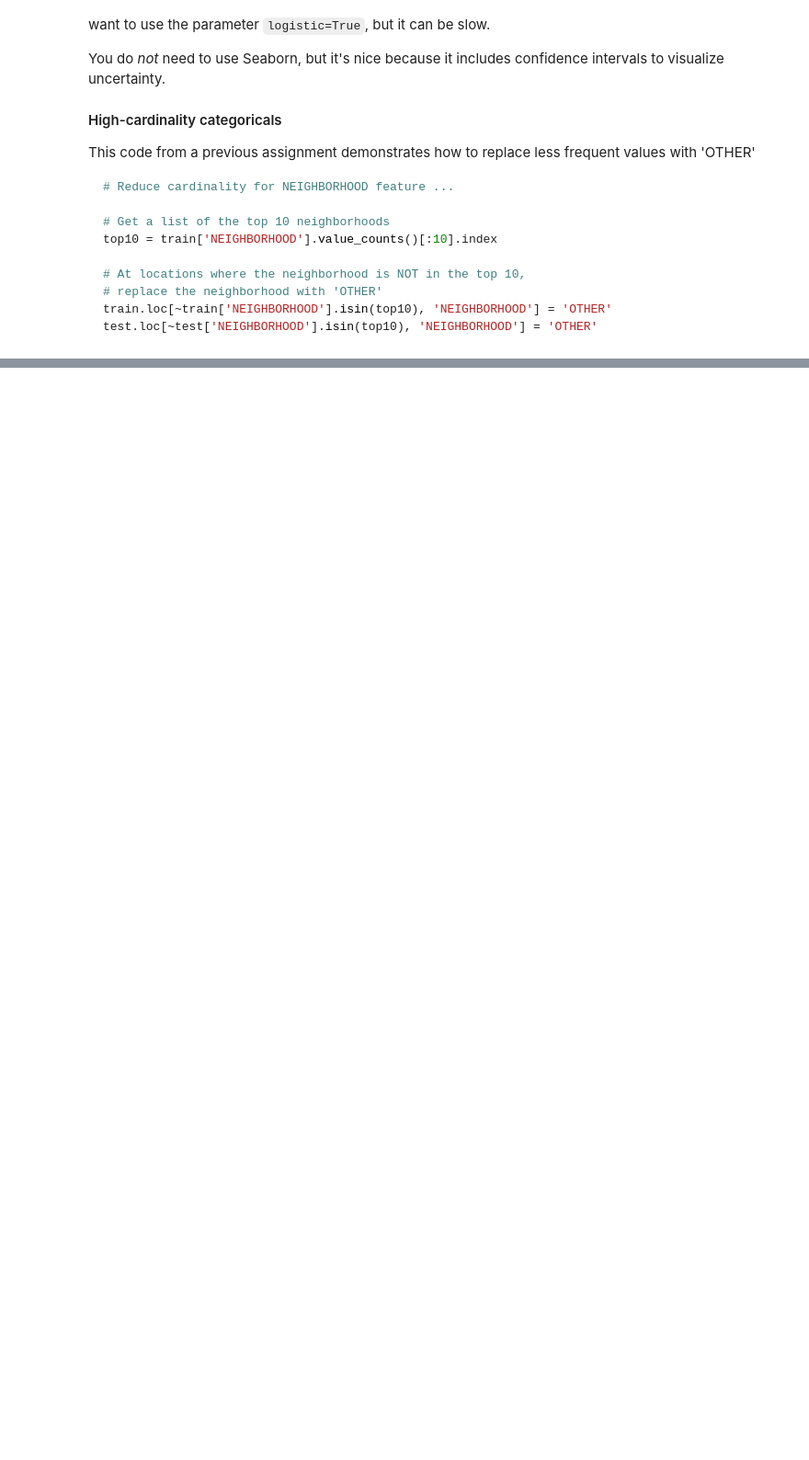
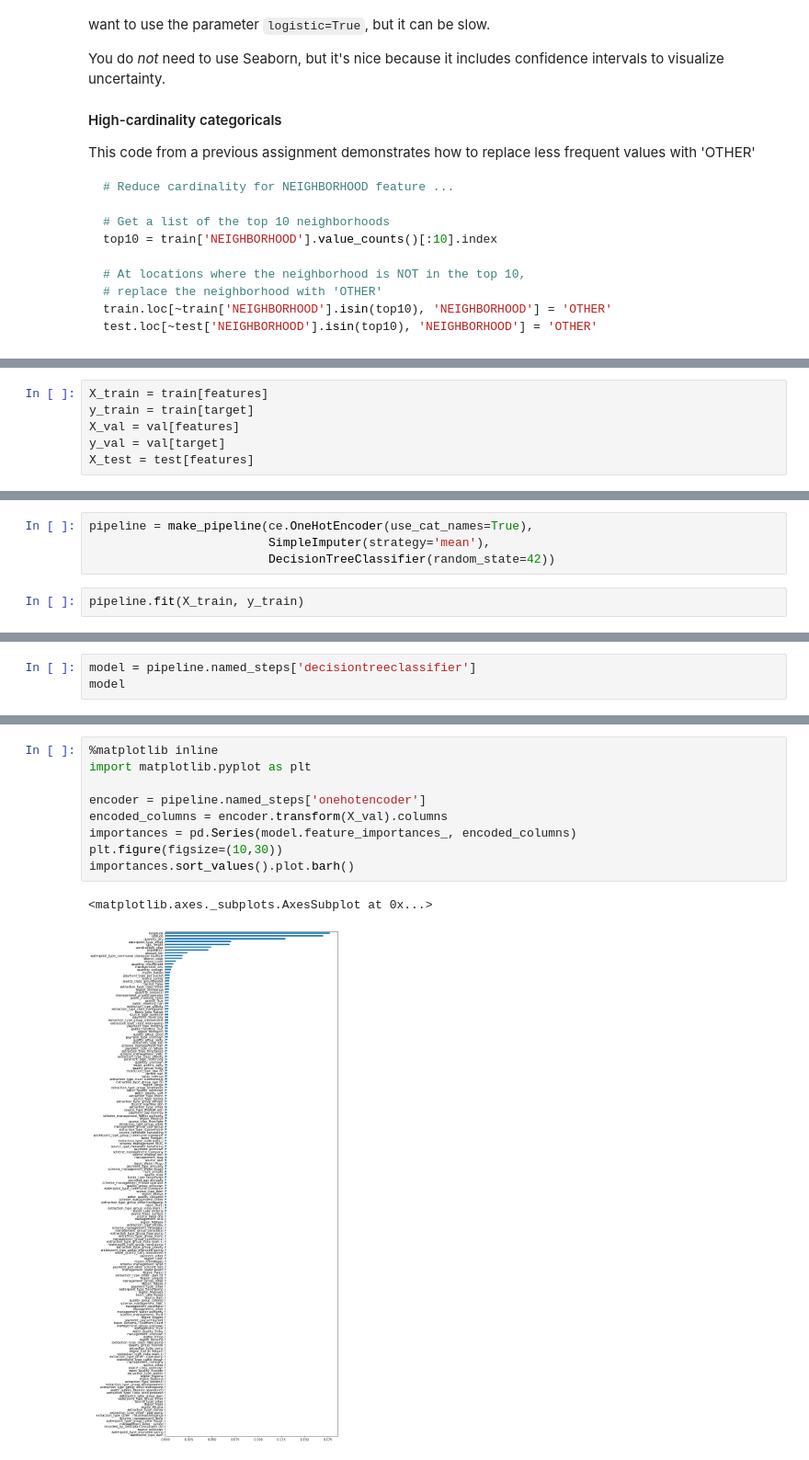
Before and after one commit to urenajose/DS-Unit-2-Kaggle-Challenge, a Jupyter notebook: Jose_Urena_LS_DSPT8_221_assignment.ipynb, the cells around one changed output, grey strips where cells are left out. Shown at 92% size. Cells and saved outputs as stored; diff of their text form; blank space fills up the shorter version.

```diff
--- a/Jose_Urena_LS_DSPT8_221_assignment.ipynb
+++ b/Jose_Urena_LS_DSPT8_221_assignment.ipynb
@@ -106,0 +211,6 @@ profile
+# %%
+X_train = train[features]
+y_train = train[target]
+X_val = val[features]
+y_val = val[target]
+X_test = test[features]
@@ -106,0 +229,6 @@ profile
+# %%
+pipeline = make_pipeline(ce.OneHotEncoder(use_cat_names=True),
+                         SimpleImputer(strategy='mean'),
+                         DecisionTreeClassifier(random_state=42))
+# %%
+pipeline.fit(X_train, y_train)
@@ -106,0 +265,3 @@ profile
+# %%
+model = pipeline.named_steps['decisiontreeclassifier']
+model
@@ -106,0 +275,12 @@ profile
+# %%
+%matplotlib inline
+import matplotlib.pyplot as plt
+
+encoder = pipeline.named_steps['onehotencoder']
+encoded_columns = encoder.transform(X_val).columns
+importances = pd.Series(model.feature_importances_, encoded_columns)
+plt.figure(figsize=(10,30))
+importances.sort_values().plot.barh()
+# %% [output]
+<matplotlib.axes._subplots.AxesSubplot at 0x...>
+[figure, added]
```
Also changed, not shown: parts of 23 cells of this notebook.
